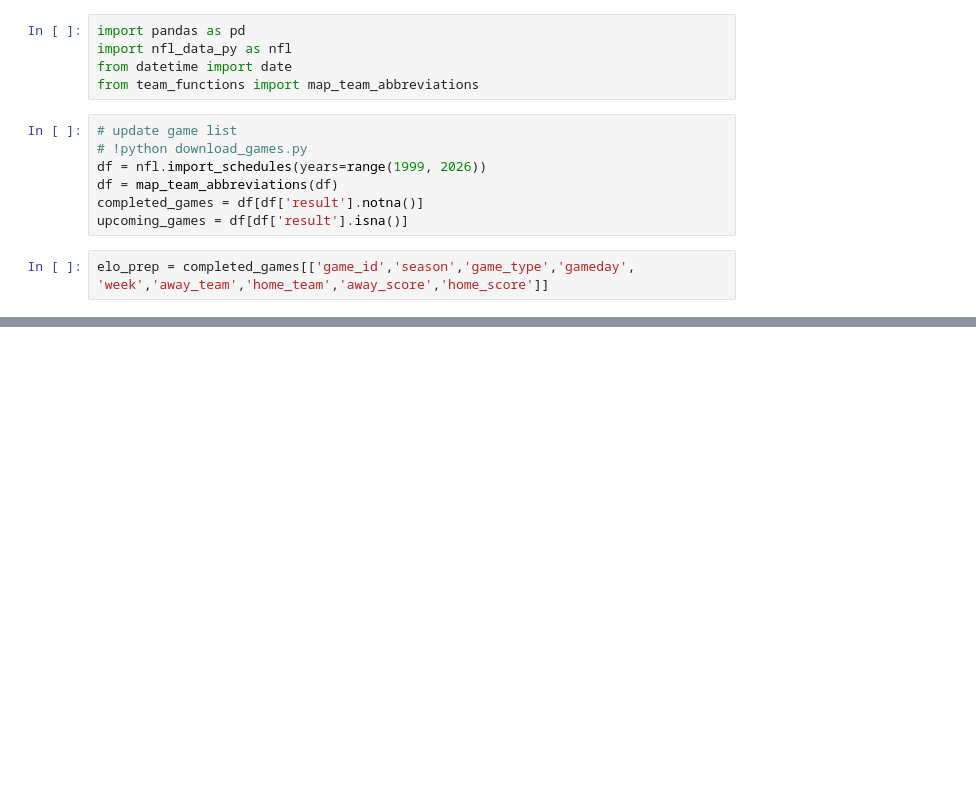
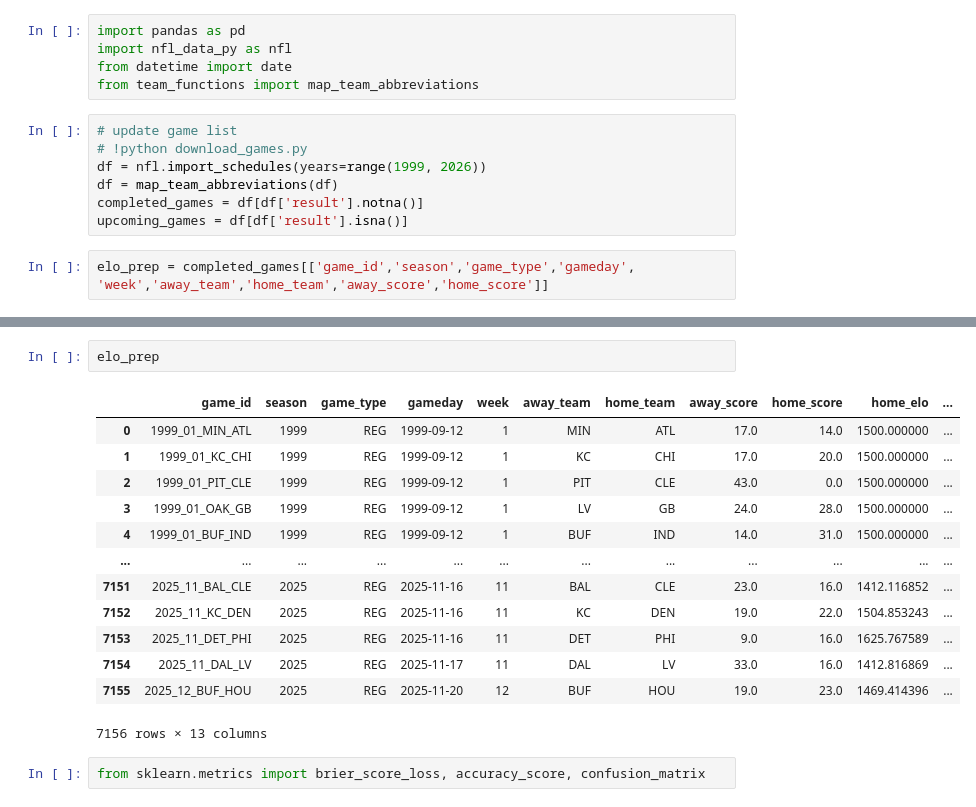
Before and after one commit to mborrus/BorBall, a Jupyter notebook: eda.ipynb, the cells around one changed output, grey strips where cells are left out. Saved outputs shown, nothing was run; the diff lists cells and outputs as text; blank space fills up the shorter version.

```diff
--- a/eda.ipynb
+++ b/eda.ipynb
@@ -44,0 +45,18 @@ plot_elo_every_season(['NE', 'KC', 'DET'], team_elo_chart)
+# %%
+elo_prep
+# %% [output]
+|  | game_id | season | game_type | gameday | week | away_team | home_team | away_score | home_score | home_elo | ... |
+| 0 | 1999_01_MIN_ATL | 1999 | REG | 1999-09-12 | 1 | MIN | ATL | 17.0 | 14.0 | 1500.000000 | ... |
+| 1 | 1999_01_KC_CHI | 1999 | REG | 1999-09-12 | 1 | KC | CHI | 17.0 | 20.0 | 1500.000000 | ... |
+| 2 | 1999_01_PIT_CLE | 1999 | REG | 1999-09-12 | 1 | PIT | CLE | 43.0 | 0.0 | 1500.000000 | ... |
+| 3 | 1999_01_OAK_GB | 1999 | REG | 1999-09-12 | 1 | LV | GB | 24.0 | 28.0 | 1500.000000 | ... |
+| 4 | 1999_01_BUF_IND | 1999 | REG | 1999-09-12 | 1 | BUF | IND | 14.0 | 31.0 | 1500.000000 | ... |
+| ... | ... | ... | ... | ... | ... | ... | ... | ... | ... | ... | ... |
+| 7151 | 2025_11_BAL_CLE | 2025 | REG | 2025-11-16 | 11 | BAL | CLE | 23.0 | 16.0 | 1412.116852 | ... |
+| 7152 | 2025_11_KC_DEN | 2025 | REG | 2025-11-16 | 11 | KC | DEN | 19.0 | 22.0 | 1504.853243 | ... |
+| 7153 | 2025_11_DET_PHI | 2025 | REG | 2025-11-16 | 11 | DET | PHI | 9.0 | 16.0 | 1625.767589 | ... |
+| 7154 | 2025_11_DAL_LV | 2025 | REG | 2025-11-17 | 11 | DAL | LV | 33.0 | 16.0 | 1412.816869 | ... |
+| 7155 | 2025_12_BUF_HOU | 2025 | REG | 2025-11-20 | 12 | BUF | HOU | 19.0 | 23.0 | 1469.414396 | ... |
+7156 rows × 13 columns
+# %%
+from sklearn.metrics import brier_score_loss, accuracy_score, confusion_matrix
```
Also changed, not shown: parts of 7 cells of this notebook, 1 other file.
